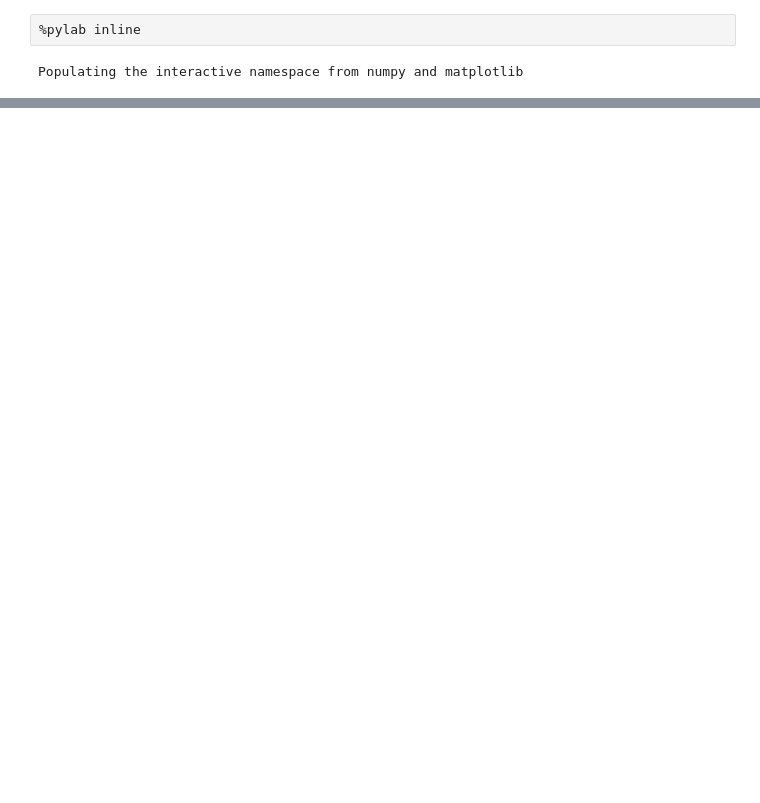
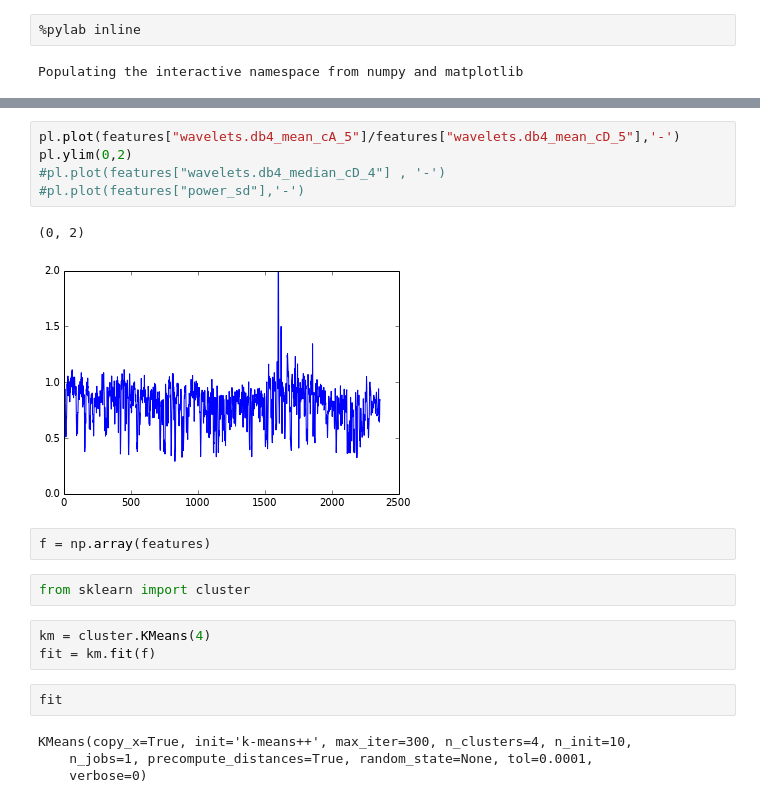
Before and after one commit to gilestrolab/pyrem, a Jupyter notebook: prototype/features.ipynb, the cells around one changed output, grey strips where cells are left out. Cells and saved outputs as stored; diff of their text form; blank space fills up the shorter version.

```diff
--- a/prototype/features.ipynb
+++ b/prototype/features.ipynb
@@ -27,0 +32,21 @@ sig
+# %%
+pl.plot(features["wavelets.db4_mean_cA_5"]/features["wavelets.db4_mean_cD_5"],'-')
+pl.ylim(0,2)
+#pl.plot(features["wavelets.db4_median_cD_4"] , '-')
+#pl.plot(features["power_sd"],'-')
+# %% [output]
+(0, 2)
+[figure, added]
+# %%
+f = np.array(features)
+# %%
+from sklearn import cluster
+# %%
+km = cluster.KMeans(4)
+fit = km.fit(f)
+# %%
+fit
+# %% [output]
+KMeans(copy_x=True, init='k-means++', max_iter=300, n_clusters=4, n_init=10,
+    n_jobs=1, precompute_distances=True, random_state=None, tol=0.0001,
+    verbose=0)
```
Also changed, not shown: parts of 8 cells of this notebook, 8 other files.
